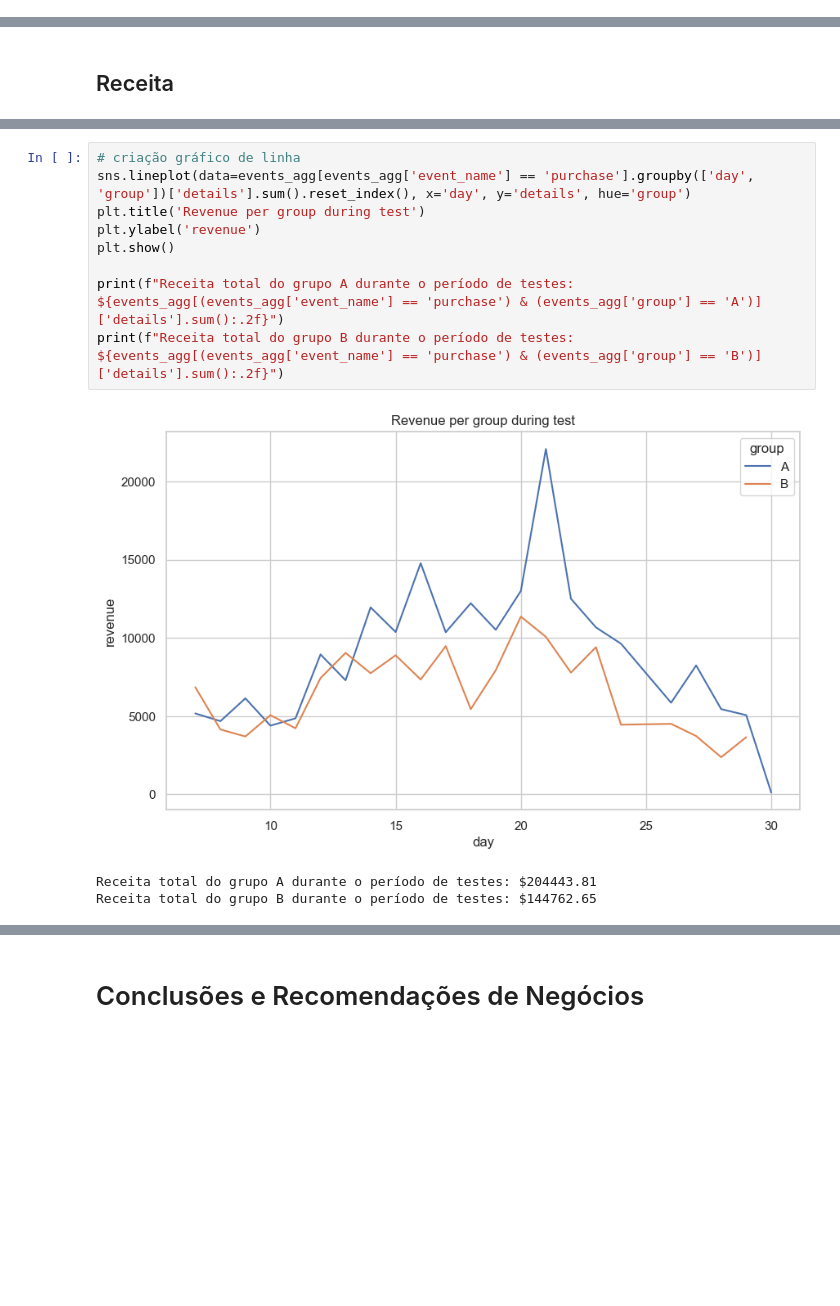
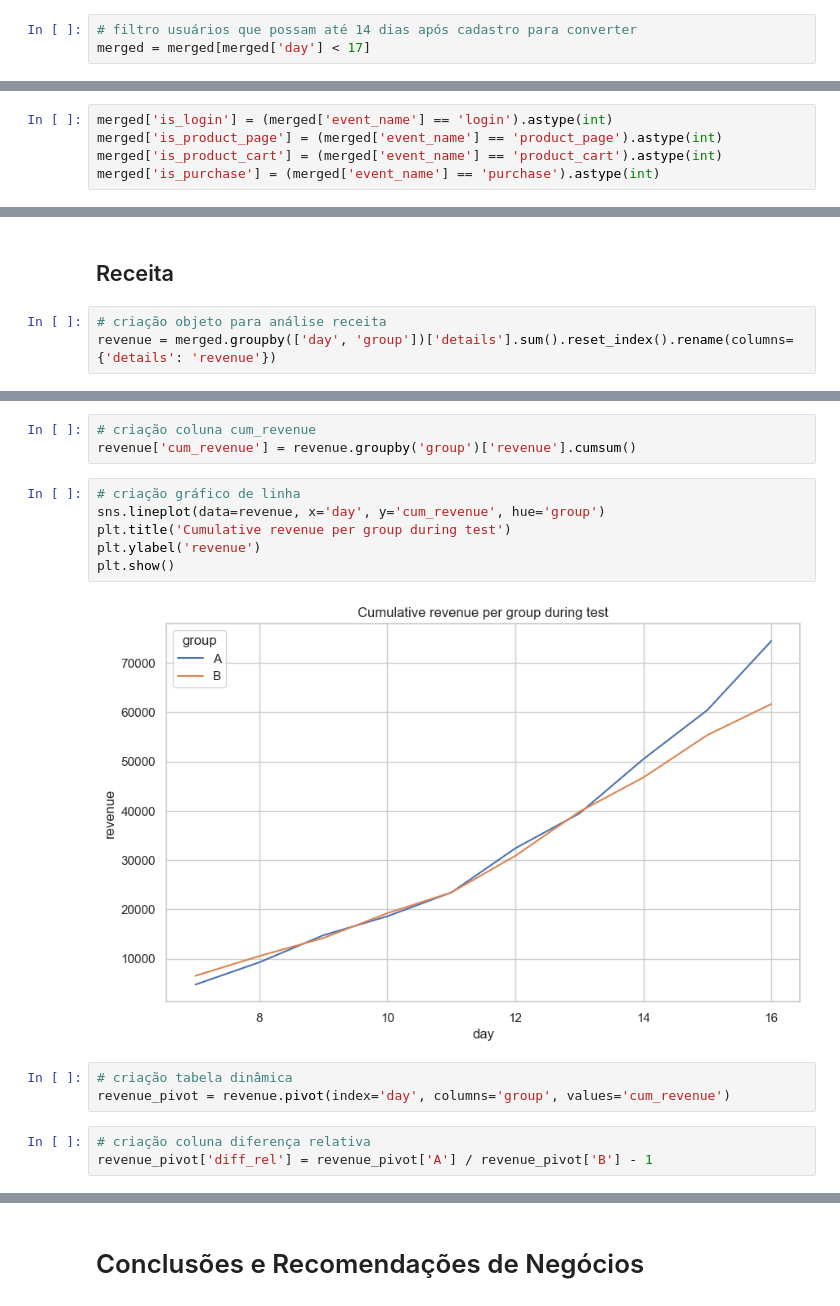
Before and after one commit to rodriguesbrian/tt14_call_center_project, a Jupyter notebook: notebooks/ab_test_analysis.ipynb, the cells around one changed output, grey strips where cells are left out. Saved outputs shown, nothing was run; the diff lists cells and outputs as text; blank space fills up the shorter version.

```diff
--- a/notebooks/ab_test_analysis.ipynb
+++ b/notebooks/ab_test_analysis.ipynb
@@ -310,2 +329,5 @@ events_agg.head()
+# %%
+# filtro usuários que possam até 14 dias após cadastro para converter
+merged = merged[merged['day'] < 17]
 # %% [markdown]
 # EDA
@@ -330,2 +377,7 @@ Name: count, dtype: int64
 # %% [markdown]
 ## Taxa de conversão
+# %%
+merged['is_login'] = (merged['event_name'] == 'login').astype(int)
+merged['is_product_page'] = (merged['event_name'] == 'product_page').astype(int)
+merged['is_product_cart'] = (merged['event_name'] == 'product_cart').astype(int)
+merged['is_purchase'] = (merged['event_name'] == 'purchase').astype(int)
@@ -332,2 +613,5 @@ Name: count, dtype: int64
 # %% [markdown]
 ## Receita
+# %%
+# criação objeto para análise receita
+revenue = merged.groupby(['day', 'group'])['details'].sum().reset_index().rename(columns={'details': 'revenue'})
@@ -334,13 +628,17 @@ Name: count, dtype: int64
+# %%
+# criação coluna cum_revenue
+revenue['cum_revenue'] = revenue.groupby('group')['revenue'].cumsum()
 # %%
 # criação gráfico de linha
-sns.lineplot(data=events_agg[events_agg['event_name'] == 'purchase'].groupby(['day', 'group'])['details'].sum().reset_index(), x='day', y='details', hue='group')
-plt.title('Revenue per group during test')
+sns.lineplot(data=revenue, x='day', y='cum_revenue', hue='group')
+plt.title('Cumulative revenue per group during test')
 plt.ylabel('revenue')
 plt.show()
-
-print(f"Receita total do grupo A durante o período de testes: ${events_agg[(events_agg['event_name'] == 'purchase') & (events_agg['group'] == 'A')]['details'].sum():.2f}")
-print(f"Receita total do grupo B durante o período de testes: ${events_agg[(events_agg['event_name'] == 'purchase') & (events_agg['group'] == 'B')]['details'].sum():.2f}")
 # %% [output]
-[figure, old version]
+[figure, new version]
-Receita total do grupo A durante o período de testes: $204443.81
-Receita total do grupo B durante o período de testes: $144762.65
+# %%
+# criação tabela dinâmica
+revenue_pivot = revenue.pivot(index='day', columns='group', values='cum_revenue')
+# %%
+# criação coluna diferença relativa
+revenue_pivot['diff_rel'] = revenue_pivot['A'] / revenue_pivot['B'] - 1
```
Also changed, not shown: parts of 77 cells of this notebook.
